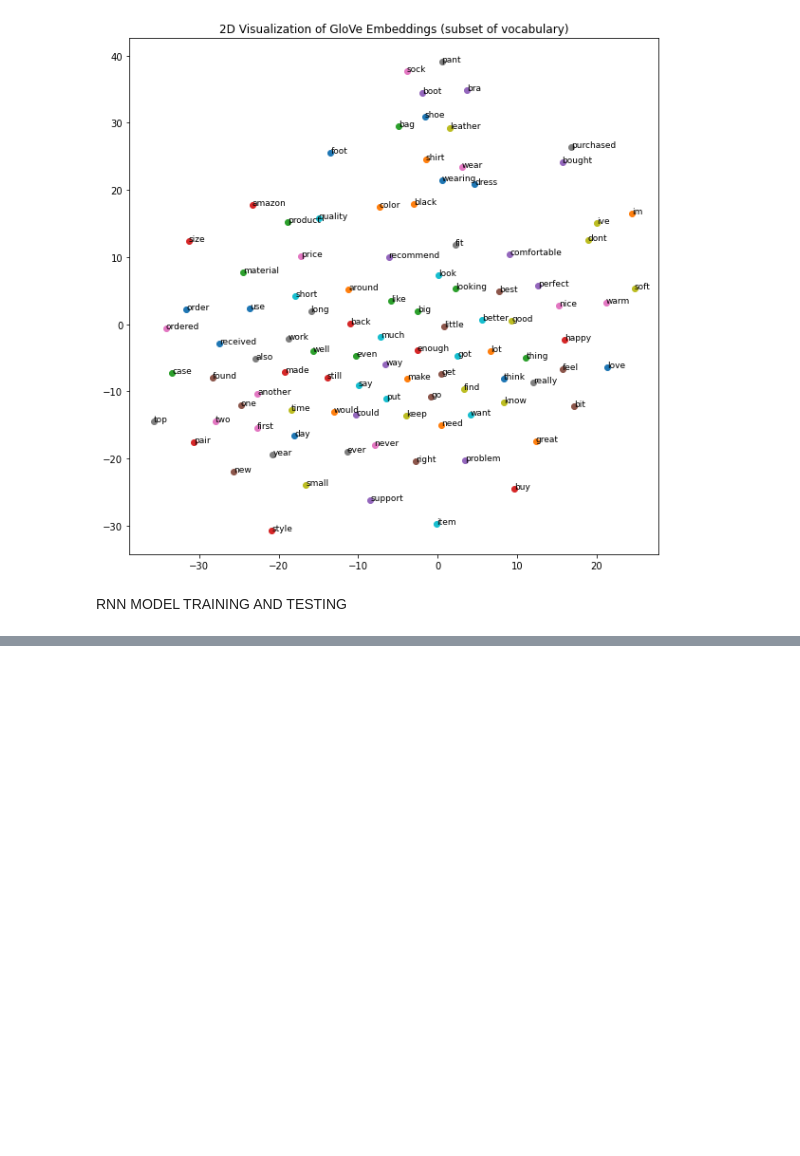
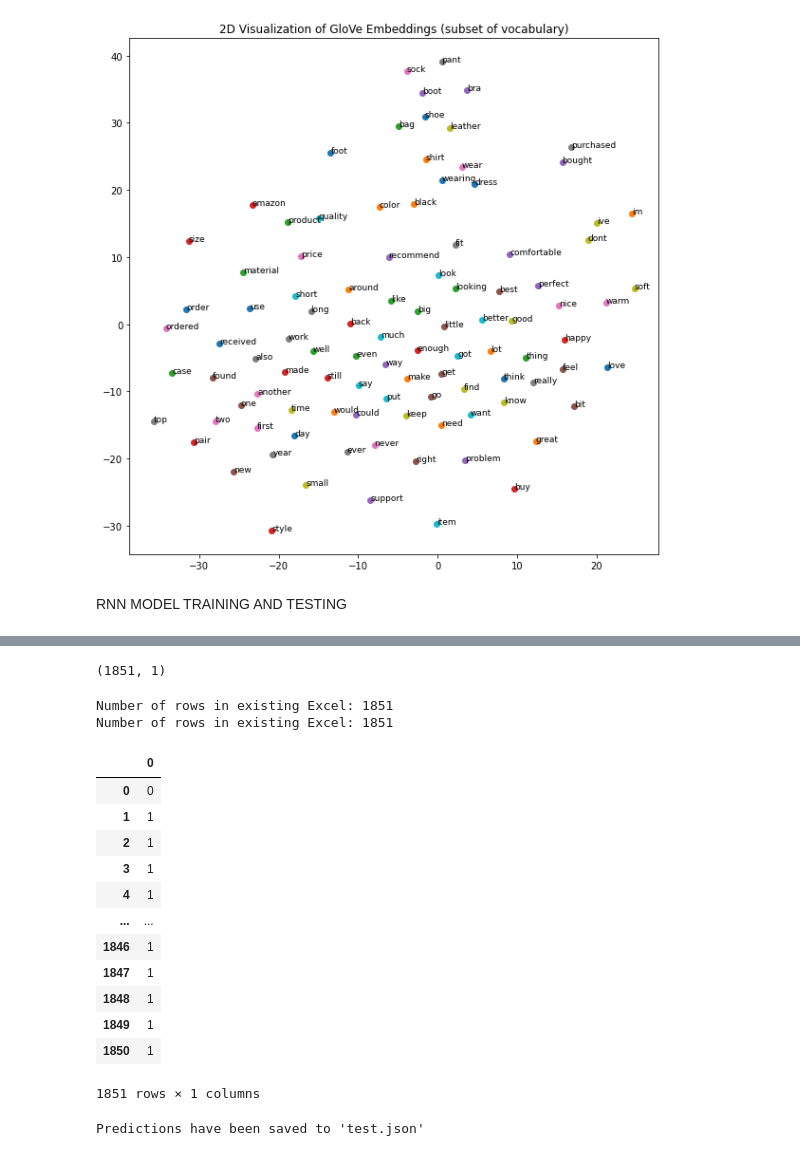
Before and after one commit to juniper-cooks-spaghetti/IE4483_SentimentAnalysisProject, a Jupyter notebook: RNN_Model_Clean_Dataset.ipynb, the cells around one changed output, grey strips where cells are left out. Drawn from its saved outputs; the diff is of its cells as text; code cells hidden in the pictures; blank space fills up the shorter version.

```diff
--- a/RNN_Model_Clean_Dataset.ipynb
+++ b/RNN_Model_Clean_Dataset.ipynb
@@ -287,0 +695,3 @@ Test loss list: [0.25, 0.24, 0.27]
+# %%
+predictions = model.predict(answer_final)
+predictions.shape
@@ -287,0 +701,39 @@ Test loss list: [0.25, 0.24, 0.27]
+# %%
+predicted_labels = (predictions > 0.5).astype(int)
+predicted_labels.shape
+# %% [output]
+(1851, 1)
+# %%
+#Saving in the excel file
+
+print(f"Number of rows in existing Excel: {predicted_labels.shape[0]}")
+print(f"Number of rows in existing Excel: {pd.read_json('test.json').shape[0]}")
+# %% [output]
+Number of rows in existing Excel: 1851
+Number of rows in existing Excel: 1851
+# %%
+file_path = 'test.json'
+
+predictions_df = pd.DataFrame(predicted_labels)
+
+predictions_df
+# %% [output]
+|  | 0 |
+| 0 | 0 |
+| 1 | 1 |
+| 2 | 1 |
+| 3 | 1 |
+| 4 | 1 |
+| ... | ... |
+| 1846 | 1 |
+| 1847 | 1 |
+| 1848 | 1 |
+| 1849 | 1 |
+| 1850 | 1 |
+1851 rows × 1 columns
+# %%
+predictions_df[0].to_json(file_path, orient='records', lines=True)
+
+print(f"Predictions have been saved to '{file_path}'")
+# %% [output]
+Predictions have been saved to 'test.json'
```
Also changed, not shown: parts of 15 cells of this notebook, 4 other files.
